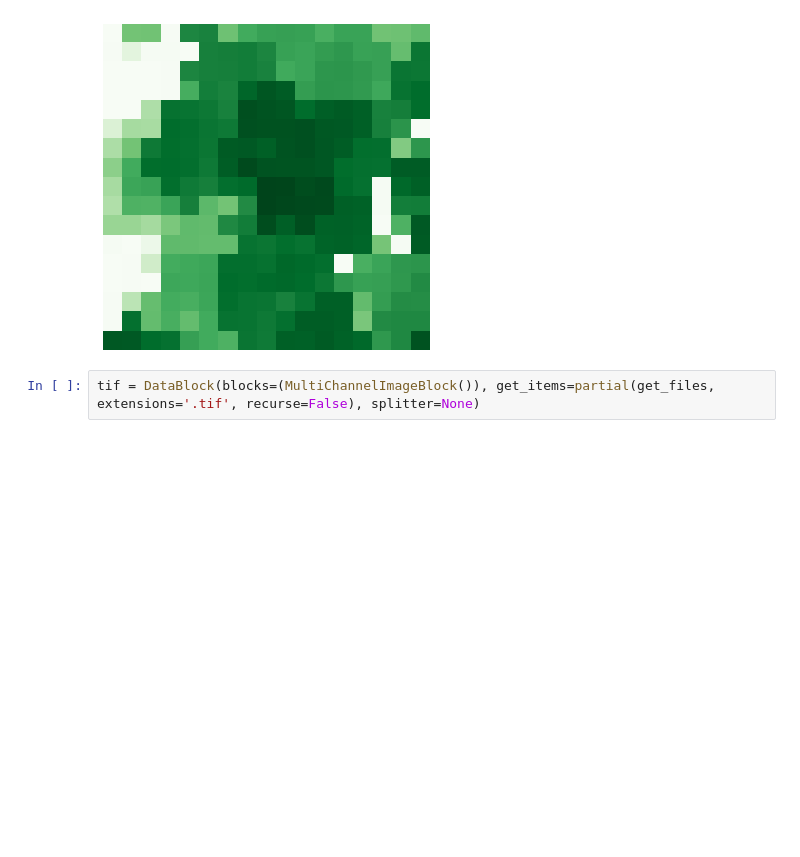
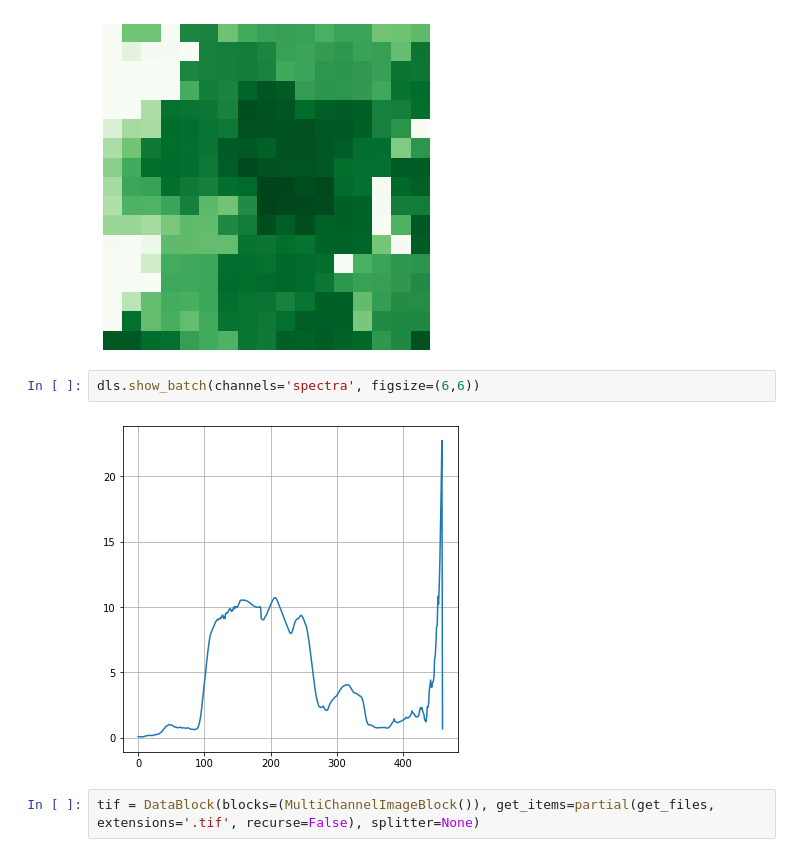
Before and after one commit to jaeeolma/fastai2, a Jupyter notebook: nbs/80_vision.multichannel.ipynb, the cells around one changed output. Drawn from its saved outputs; the diff is of its cells as text; blank space fills up the shorter version.

```diff
--- a/nbs/80_vision.multichannel.ipynb
+++ b/nbs/80_vision.multichannel.ipynb
@@ -216,6 +226,10 @@ Clipping input data to the valid range for imshow with RGB data ([0..1] for floa
 dls.show_batch(channels=[-1], figsize=(6,6), cmap='Greens')
 # %% [output]
 [figure]
+# %%
+dls.show_batch(channels='spectra', figsize=(6,6))
+# %% [output]
+[figure, added]
 # %%
 tif = DataBlock(blocks=(MultiChannelImageBlock()), get_items=partial(get_files, extensions='.tif', recurse=False), splitter=None)
 # %%
```
Also changed, not shown: parts of 20 cells of this notebook, 6 other files.
